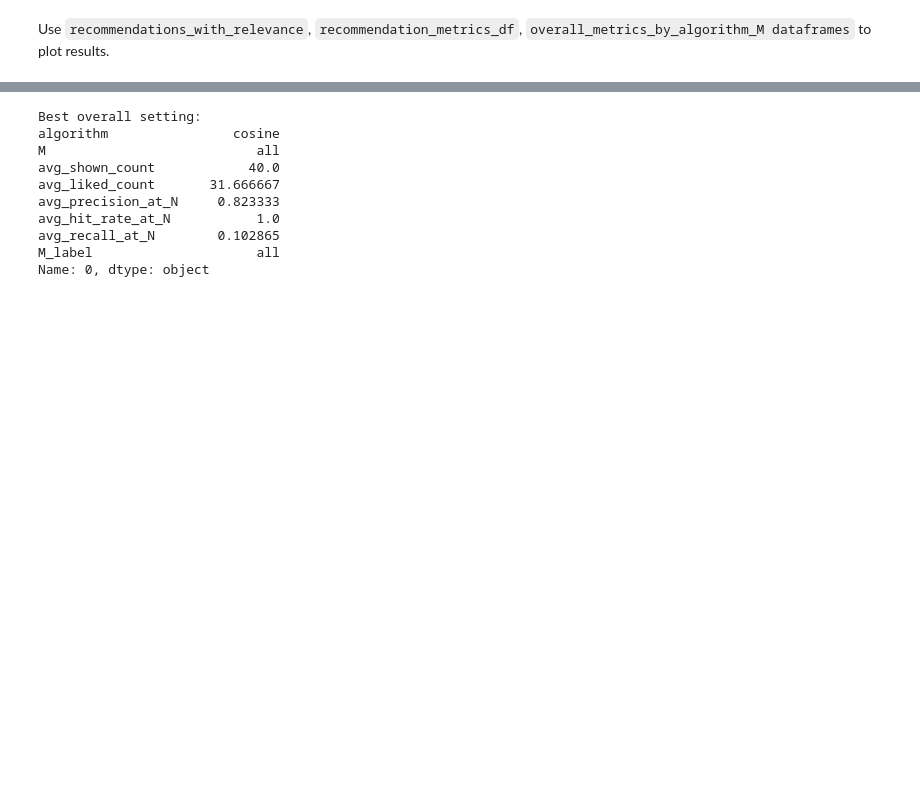
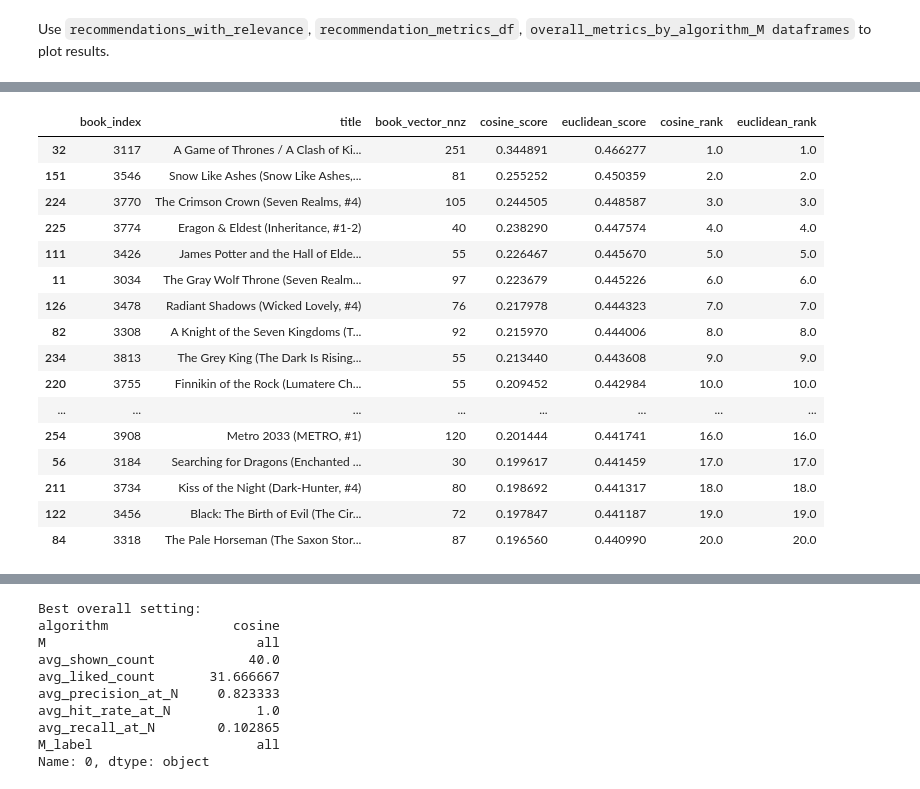
Before and after one commit to ZoeYiDing/nicole, a Jupyter notebook: assignment answer.ipynb, the cells around one changed output, grey strips where cells are left out. Cells and saved outputs as stored; diff of their text form; code cells hidden in the pictures; blank space fills up the shorter version.

```diff
--- a/assignment answer.ipynb
+++ b/assignment answer.ipynb
@@ -2281,0 +2350,70 @@ plt.show()
+# %%
+
+example_user = "User1"
+example_M = "all"
+example_genre = "fantasy"
+
+# Select Week 4 books predicted as fantasy
+example_books = test_books[test_books["predicted_genre"] == example_genre].copy()
+
+# Transform books using the genre-specific TF-IDF vectorizer
+book_matrix = genre_vectorizers[example_genre].transform(
+    example_books["processed_book_content"]
+)
+
+book_nnz = np.asarray(book_matrix.getnnz(axis=1)).ravel()
+example_books["book_vector_nnz"] = book_nnz
+
+# Apply the same filtering as the recommendation function
+non_empty_mask = book_nnz > 0
+
+example_books = example_books[non_empty_mask].copy()
+book_matrix = book_matrix[non_empty_mask]
+
+# Get the user's profile vector
+profile_vector = truncated_profiles_by_user_and_M[example_user][example_M][example_genre]
+
+# Compute cosine scores
+cosine_scores = cosine_similarity(book_matrix, profile_vector).ravel()
+
+# Compute euclidean-distance-based scores
+euclidean_dist = euclidean_distances(book_matrix, profile_vector).ravel()
+euclidean_scores = 1 / (1 + euclidean_dist)
+
+score_check_df = pd.DataFrame({
+    "book_index": example_books.index,
+    "title": example_books["title"].values,
+    "book_vector_nnz": example_books["book_vector_nnz"].values,
+    "cosine_score": cosine_scores,
+    "euclidean_score": euclidean_scores
+})
+
+score_check_df["cosine_rank"] = score_check_df["cosine_score"].rank(
+    ascending=False,
+    method="first"
+)
+
+score_check_df["euclidean_rank"] = score_check_df["euclidean_score"].rank(
+    ascending=False,
+    method="first"
+)
+
+score_check_df.sort_values("cosine_rank").head(20)
+# %% [output]
+|  | book_index | title | book_vector_nnz | cosine_score | euclidean_score | cosine_rank | euclidean_rank |
+| 32 | 3117 | A Game of Thrones / A Clash of Ki... | 251 | 0.344891 | 0.466277 | 1.0 | 1.0 |
+| 151 | 3546 | Snow Like Ashes (Snow Like Ashes,... | 81 | 0.255252 | 0.450359 | 2.0 | 2.0 |
+| 224 | 3770 | The Crimson Crown (Seven Realms, #4) | 105 | 0.244505 | 0.448587 | 3.0 | 3.0 |
+| 225 | 3774 | Eragon & Eldest (Inheritance, #1-2) | 40 | 0.238290 | 0.447574 | 4.0 | 4.0 |
+| 111 | 3426 | James Potter and the Hall of Elde... | 55 | 0.226467 | 0.445670 | 5.0 | 5.0 |
+| 11 | 3034 | The Gray Wolf Throne (Seven Realm... | 97 | 0.223679 | 0.445226 | 6.0 | 6.0 |
+| 126 | 3478 | Radiant Shadows (Wicked Lovely, #4) | 76 | 0.217978 | 0.444323 | 7.0 | 7.0 |
+| 82 | 3308 | A Knight of the Seven Kingdoms (T... | 92 | 0.215970 | 0.444006 | 8.0 | 8.0 |
+| 234 | 3813 | The Grey King (The Dark Is Rising... | 55 | 0.213440 | 0.443608 | 9.0 | 9.0 |
+| 220 | 3755 | Finnikin of the Rock (Lumatere Ch... | 55 | 0.209452 | 0.442984 | 10.0 | 10.0 |
+| ... | ... | ... | ... | ... | ... | ... | ... |
+| 254 | 3908 | Metro 2033 (METRO, #1) | 120 | 0.201444 | 0.441741 | 16.0 | 16.0 |
+| 56 | 3184 | Searching for Dragons (Enchanted ... | 30 | 0.199617 | 0.441459 | 17.0 | 17.0 |
+| 211 | 3734 | Kiss of the Night (Dark-Hunter, #4) | 80 | 0.198692 | 0.441317 | 18.0 | 18.0 |
+| 122 | 3456 | Black: The Birth of Evil (The Cir... | 72 | 0.197847 | 0.441187 | 19.0 | 19.0 |
+| 84 | 3318 | The Pale Horseman (The Saxon Stor... | 87 | 0.196560 | 0.440990 | 20.0 | 20.0 |
```
Also changed, not shown: parts of 36 cells of this notebook.
